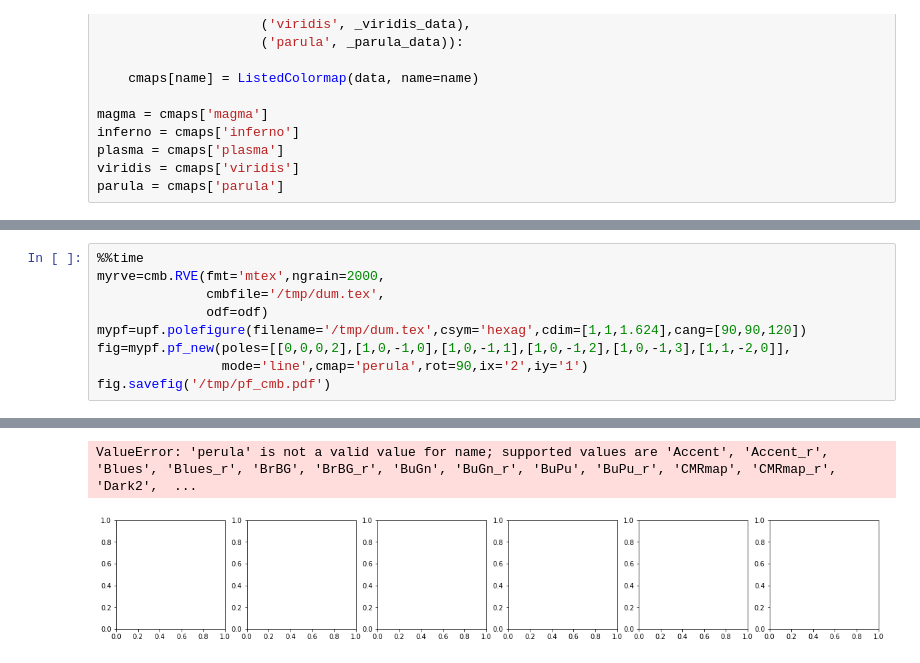
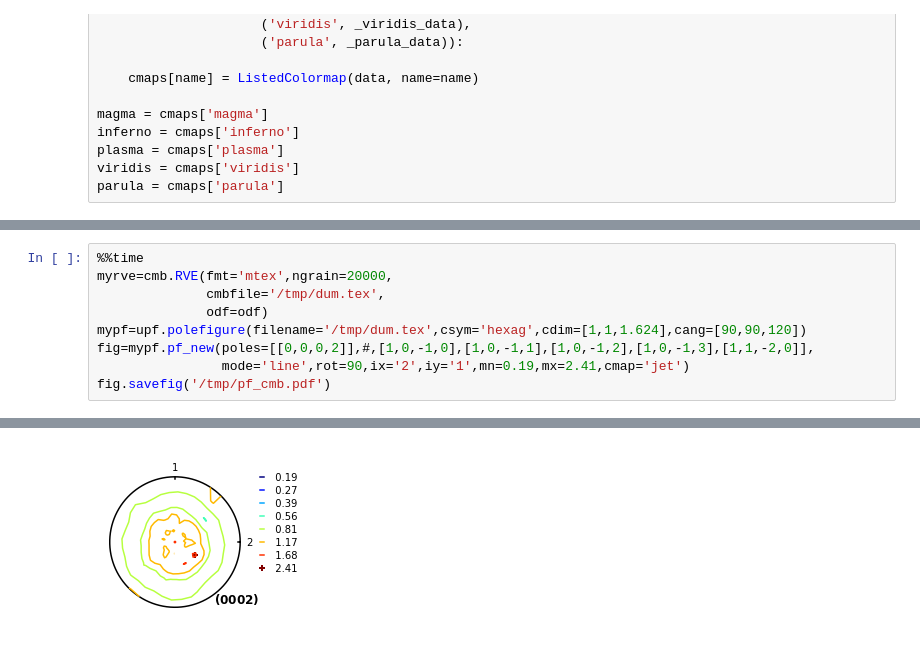
Before and after one commit to youngung/texture3, a Jupyter notebook: ipynb/mtex_odb_combine_hcp.ipynb, the cells around one changed output, grey strips where cells are left out. Drawn from its saved outputs; the diff is of its cells as text.

```diff
--- a/ipynb/mtex_odb_combine_hcp.ipynb
+++ b/ipynb/mtex_odb_combine_hcp.ipynb
@@ -1164,11 +1158,11 @@ odf='/Users/youngung/repo/mtexscripts/steglich/Mg10Gd.odf'
 # %%
 %%time
-myrve=cmb.RVE(fmt='mtex',ngrain=2000,
+myrve=cmb.RVE(fmt='mtex',ngrain=20000,
               cmbfile='/tmp/dum.tex',
               odf=odf)
 mypf=upf.polefigure(filename='/tmp/dum.tex',csym='hexag',cdim=[1,1,1.624],cang=[90,90,120])
-fig=mypf.pf_new(poles=[[0,0,0,2],[1,0,-1,0],[1,0,-1,1],[1,0,-1,2],[1,0,-1,3],[1,1,-2,0]],
-                mode='line',cmap='perula',rot=90,ix='2',iy='1')
+fig=mypf.pf_new(poles=[[0,0,0,2]],#,[1,0,-1,0],[1,0,-1,1],[1,0,-1,2],[1,0,-1,3],[1,1,-2,0]],
+                mode='line',rot=90,ix='2',iy='1',mn=0.19,mx=2.41,cmap='jet')
 fig.savefig('/tmp/pf_cmb.pdf')
 # %% [output]
 max values 360.0  90.0  60.0
@@ -1186,4 +1181,3 @@ Elapsed time for calling cells_pf:         647 [ ms]
-ValueError: 'perula' is not a valid value for name; supported values are 'Accent', 'Accent_r', 'Blues', 'Blues_r', 'BrBG', 'BrBG_r', 'BuGn', 'BuGn_r', 'BuPu', 'BuPu_r', 'CMRmap', 'CMRmap_r', 'Dark2',  ...
-[figure, old version]
+[figure, new version]
 # %%
 %%time
```
Also changed, not shown: parts of 6 cells of this notebook, 6 other files.
